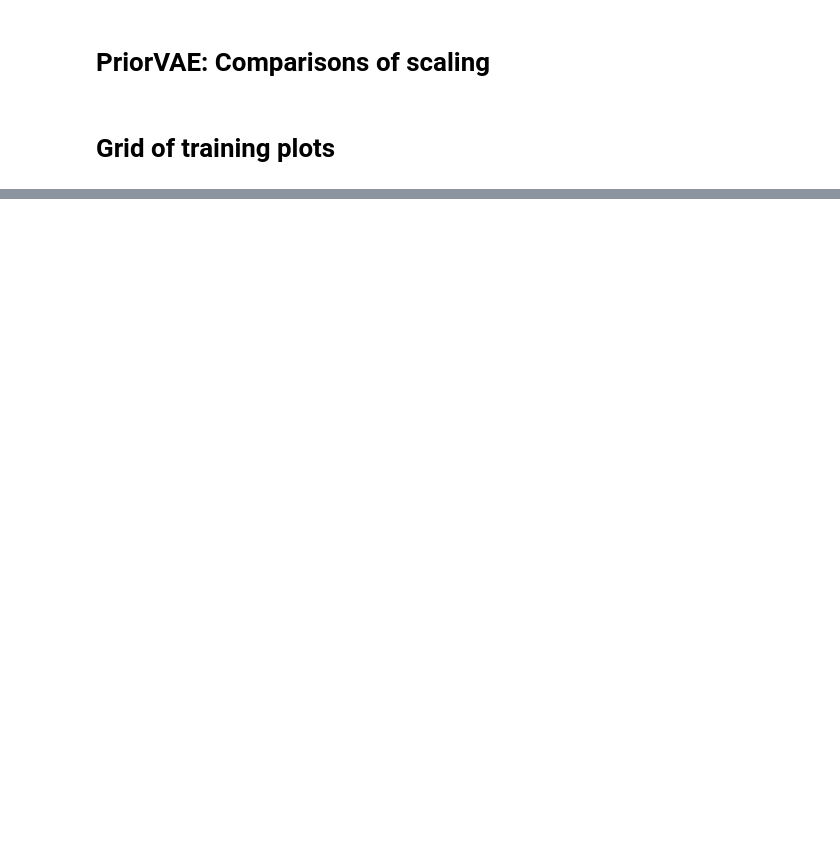
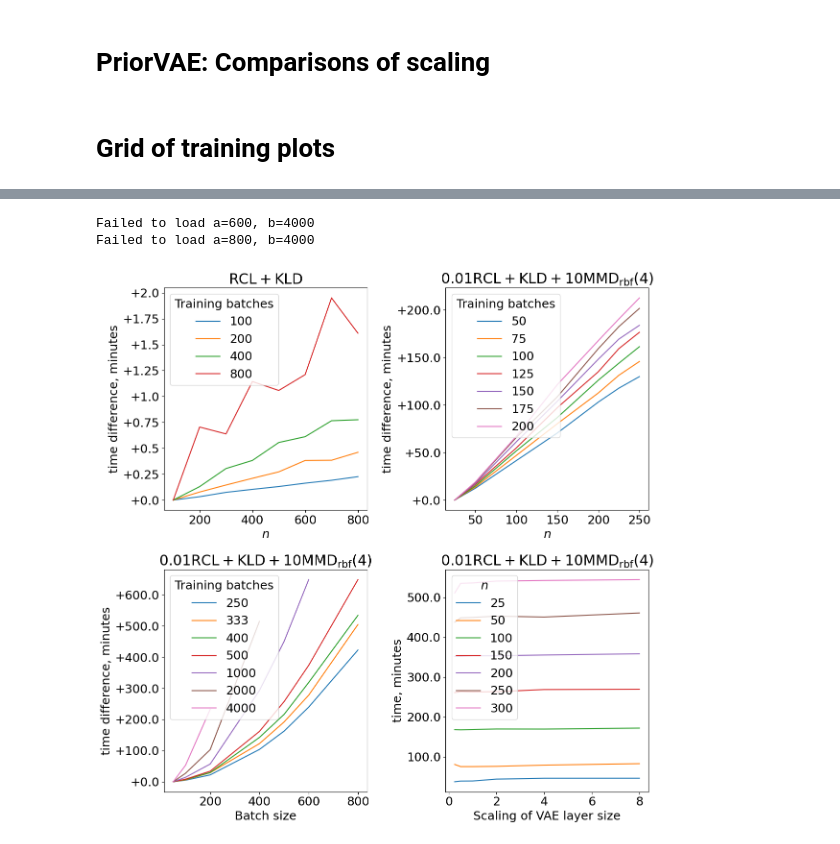
Before and after one commit to mtcairneyleeming/4yp, a Jupyter notebook: 11_scaling_vis.ipynb, the cells around one changed output, grey strips where cells are left out. Saved outputs shown, nothing was run; the diff lists cells and outputs as text; code cells hidden in the pictures; blank space fills up the shorter version.

```diff
--- a/11_scaling_vis.ipynb
+++ b/11_scaling_vis.ipynb
@@ -420,0 +339,42 @@ $0.01\mathrm{RCL}+\mathrm{KLD}+10\mathrm{MMD}_\mathrm{rbf}(4)$ $n$ [0, 0.0255951
+# %%
+choices = [
+    ("exp9", 1, 0, "A", True),
+    ("exp5", 1, 1, "A", True),
+    ("exp6", 1, 1, "A", True),
+    ("exp8", 1, 1, "B", False),
+]
+
+fig = plt.figure()
+fig.set_size_inches(PAGE_WIDTH, PAGE_WIDTH)
+
+axs = fig.subplots(2, 2)
+
+for i, c in enumerate(choices):
+    times, args, loss_fn = get_experiment_times(*c[:3])
+    plot_times_graph(times, args, loss_fn, c[3], c[4], axs.flat[i])
+
+fig.tight_layout()
+
+fig.savefig("./gen_plots/11/composites/compA.pdf")
+
+# 1 -> 4 top lef
+fig.savefig(
+    "./gen_plots/11/composites/compA_topleft.pdf",
+    bbox_inches=Bbox.from_bounds(0, PAGE_WIDTH // 2, PAGE_WIDTH // 2, PAGE_WIDTH // 2),
+)
+fig.savefig(
+    "./gen_plots/11/composites/compA_topright.pdf",
+    bbox_inches=Bbox.from_bounds(PAGE_WIDTH // 2, PAGE_WIDTH // 2, PAGE_WIDTH // 2, PAGE_WIDTH // 2),
+)
+fig.savefig(
+    "./gen_plots/11/composites/compA_bottomleft.pdf",
+    bbox_inches=Bbox.from_bounds(0, 0, PAGE_WIDTH // 2, PAGE_WIDTH // 2),
+)
+fig.savefig(
+    "./gen_plots/11/composites/compA_bottomright.pdf",
+    bbox_inches=Bbox.from_bounds(PAGE_WIDTH // 2, 0, PAGE_WIDTH // 2, PAGE_WIDTH // 2),
+)
+# %% [output]
+Failed to load a=600, b=4000
+Failed to load a=800, b=4000
+[figure, added]
```
Also changed, not shown: parts of 17 cells of this notebook, 7 other files.
